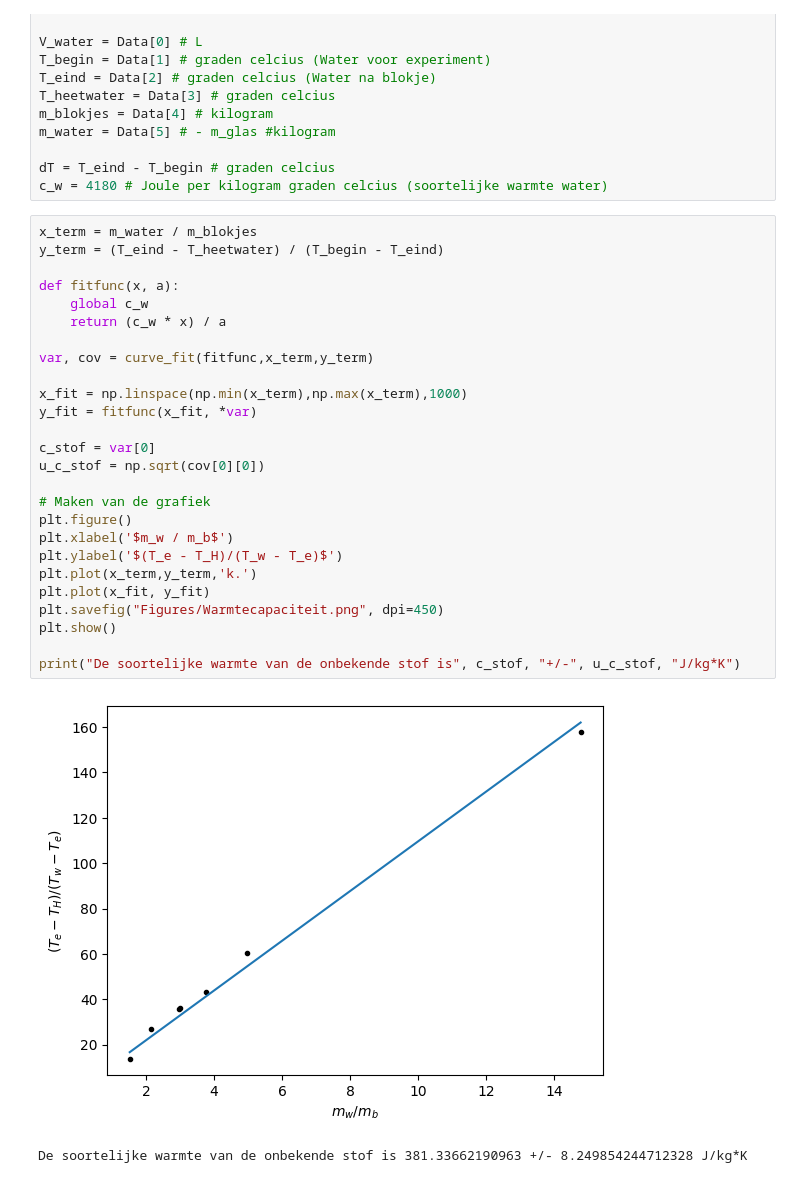
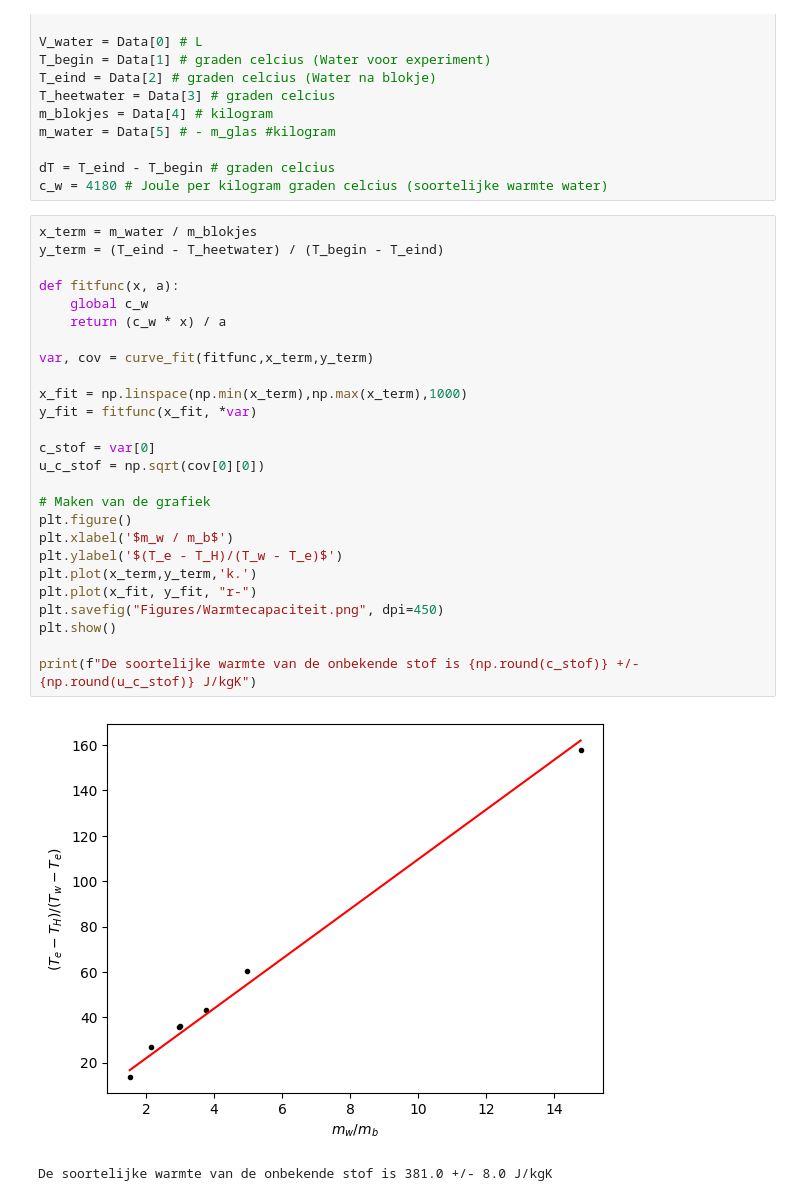
Before and after one commit to SybrenK07/25, a Jupyter notebook: Content/Labs/Warmtecapaciteit.ipynb, the cells around one changed output. Drawn from its saved outputs; the diff is of its cells as text.

```diff
--- a/Content/Labs/Warmtecapaciteit.ipynb
+++ b/Content/Labs/Warmtecapaciteit.ipynb
@@ -90,32 +90,32 @@ c_w = 4180 # Joule per kilogram graden celcius (soortelijke warmte water)
 # %%
 x_term = m_water / m_blokjes
 y_term = (T_eind - T_heetwater) / (T_begin - T_eind)
 
 def fitfunc(x, a):
     global c_w
     return (c_w * x) / a
 
 var, cov = curve_fit(fitfunc,x_term,y_term)
 
 x_fit = np.linspace(np.min(x_term),np.max(x_term),1000)
 y_fit = fitfunc(x_fit, *var)
 
 c_stof = var[0]
 u_c_stof = np.sqrt(cov[0][0])
 
 # Maken van de grafiek
 plt.figure()
 plt.xlabel('$m_w / m_b$')
 plt.ylabel('$(T_e - T_H)/(T_w - T_e)$')
 plt.plot(x_term,y_term,'k.')
-plt.plot(x_fit, y_fit)
+plt.plot(x_fit, y_fit, "r-")
 plt.savefig("Figures/Warmtecapaciteit.png", dpi=450)
 plt.show()
 
-print("De soortelijke warmte van de onbekende stof is", c_stof, "+/-", u_c_stof, "J/kg*K")
+print(f"De soortelijke warmte van de onbekende stof is {np.round(c_stof)} +/- {np.round(u_c_stof)} J/kgK")
 # %% [output]
-[figure, old version]
+[figure, new version]
-De soortelijke warmte van de onbekende stof is 381.33662190963 +/- 8.249854244712328 J/kg*K
+De soortelijke warmte van de onbekende stof is 381.0 +/- 8.0 J/kgK
 # %% [markdown]
 # Discussie en conclusie
 
```
Also changed, not shown: parts of 1 cell of this notebook, 4 other files.
